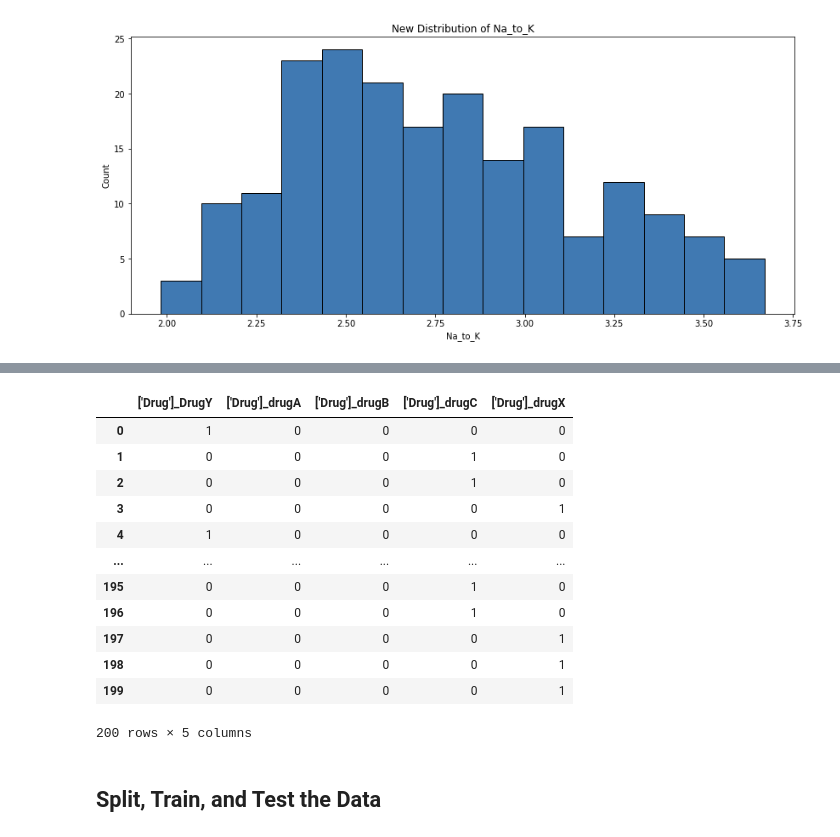
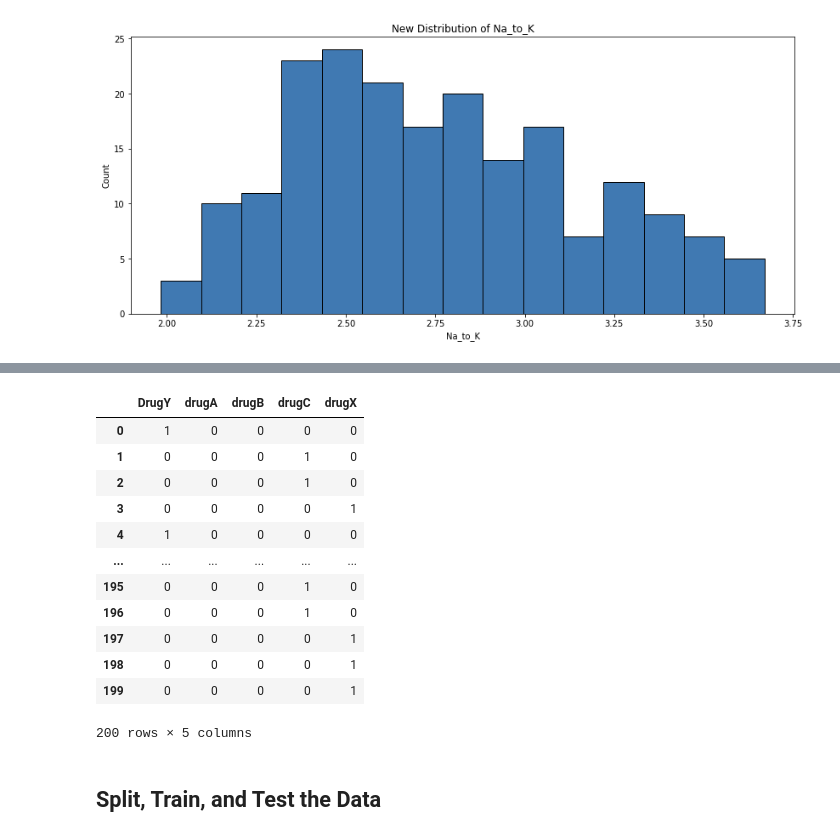
Before and after one commit to andydaehn/Drug_Classification, a Jupyter notebook: Drug_Classify.ipynb, the cells around one changed output, grey strips where cells are left out. Cells and saved outputs as stored; diff of their text form; code cells hidden in the pictures.

```diff
--- a/Drug_Classify.ipynb
+++ b/Drug_Classify.ipynb
@@ -147,0 +150,3 @@ plt.show()
+# %%
+# Make a new column with Na_to_K greater than 15.0
+feat_df['Na_to_K_Greater_Than_15'] = [1 if i >=15.015 else 0 for i in feat_df.Na_to_K]
@@ -173,3 +194,7 @@ Skewness: 1.039341
 The new skewness and kurtosis of Na_to_K
 Skewness: 0.350931
 [figure]
+# %%
+# Drop Sex and Cholesterol as they have little influence on the outcome
+feat_df = feat_df.drop(['Sex','Cholesterol'],axis=1)
+feat_df.head()
@@ -215,8 +245,9 @@ X_df
 # %%
-y_df = pd.get_dummies(y_df,['Drug'])
+# Encode target variables
+y_df = pd.get_dummies(y_df)
 y_df
 # %% [output]
-|  | ['Drug']_DrugY | ['Drug']_drugA | ['Drug']_drugB | ['Drug']_drugC | ['Drug']_drugX |
+|  | DrugY | drugA | drugB | drugC | drugX |
 | 0 | 1 | 0 | 0 | 0 | 0 |
 | 1 | 0 | 0 | 0 | 1 | 0 |
 | 2 | 0 | 0 | 0 | 1 | 0 |
```
Also changed, not shown: parts of 21 cells of this notebook.
